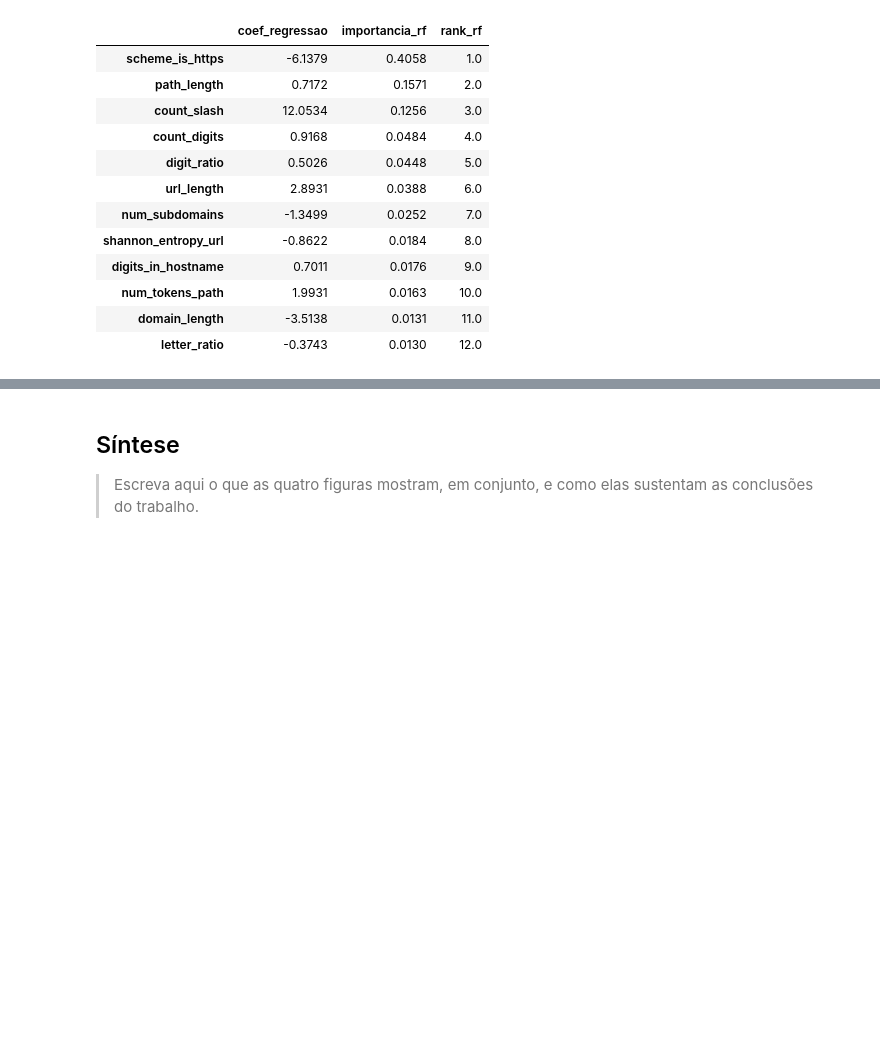
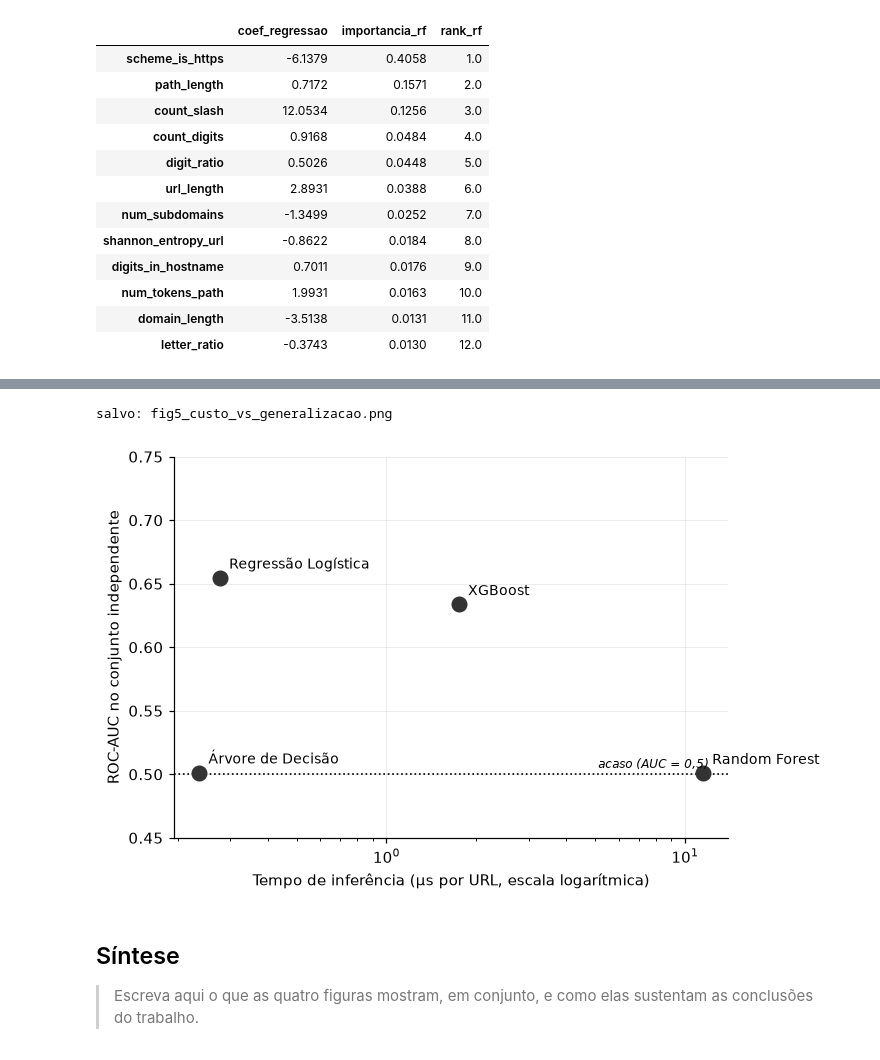
Before and after one commit to mduda-mac/tcc-phishing, a Jupyter notebook: notebooks/03_figuras.ipynb, the cells around one changed output, grey strips where cells are left out. Saved outputs shown, nothing was run; the diff lists cells and outputs as text; code cells hidden in the pictures; blank space fills up the shorter version.

```diff
--- a/notebooks/03_figuras.ipynb
+++ b/notebooks/03_figuras.ipynb
@@ -291,3 +296,27 @@ print(sorted(p.name for p in FIGURAS.glob("*.png")))
+# %%
+fig, ax = plt.subplots(figsize=(6.5, 4.5))
+
+for nome in ORDEM:
+    x = res_val.loc[nome, "tempo_mediana_us"]
+    y = res_teste.loc[nome, "roc_auc"]
+    ax.scatter(x, y, s=90, color=CINZA_ESCURO, zorder=3)
+    ax.annotate(nome, (x, y), xytext=(6, 6),
+                textcoords="offset points", fontsize=9)
+
+ax.axhline(0.5, color="black", linestyle=":", linewidth=1.1)
+ax.text(ax.get_xlim()[1], 0.505, "acaso (AUC = 0,5)",
+        fontsize=8, ha="right", style="italic")
+
+ax.set_xscale("log")
+ax.set_xlabel("Tempo de inferência (µs por URL, escala logarítmica)")
+ax.set_ylabel("ROC-AUC no conjunto independente")
+ax.set_ylim(0.45, 0.75)
+
+salvar(fig, "fig5_custo_vs_generalizacao")
+plt.show()
+# %% [output]
+salvo: fig5_custo_vs_generalizacao.png
+[figure, added]
 # %% [markdown]
 ## Síntese
 
```
Also changed, not shown: parts of 4 cells of this notebook, 3 other files.
